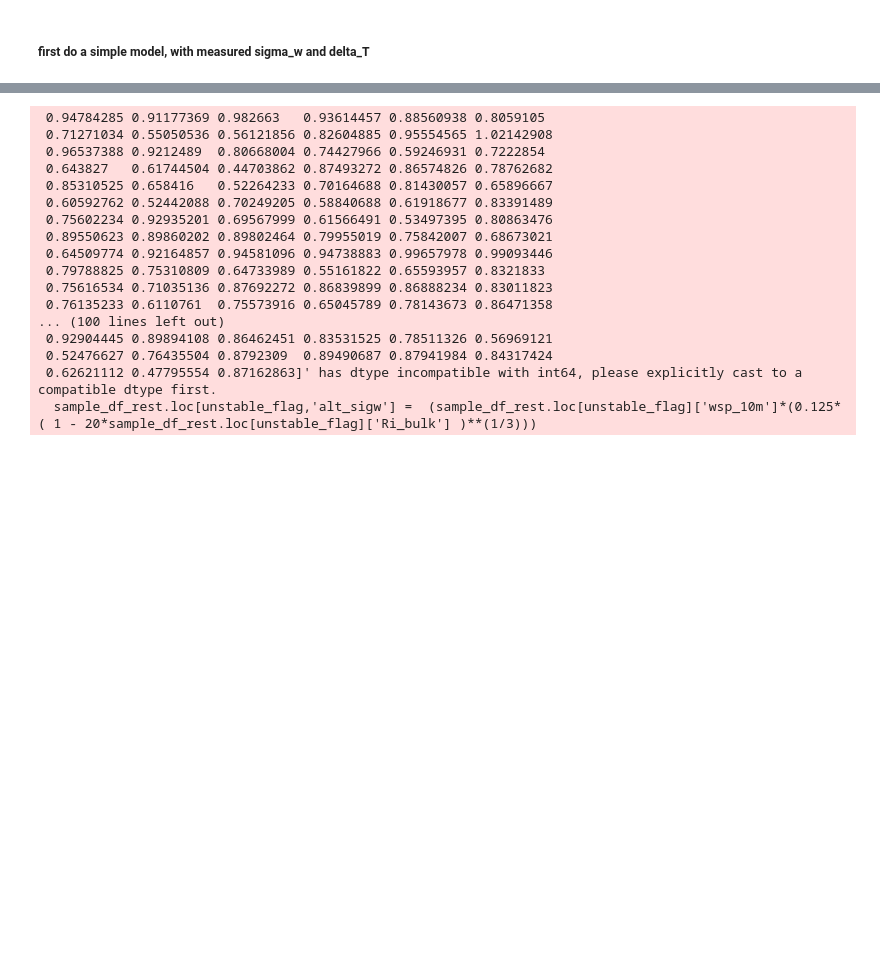
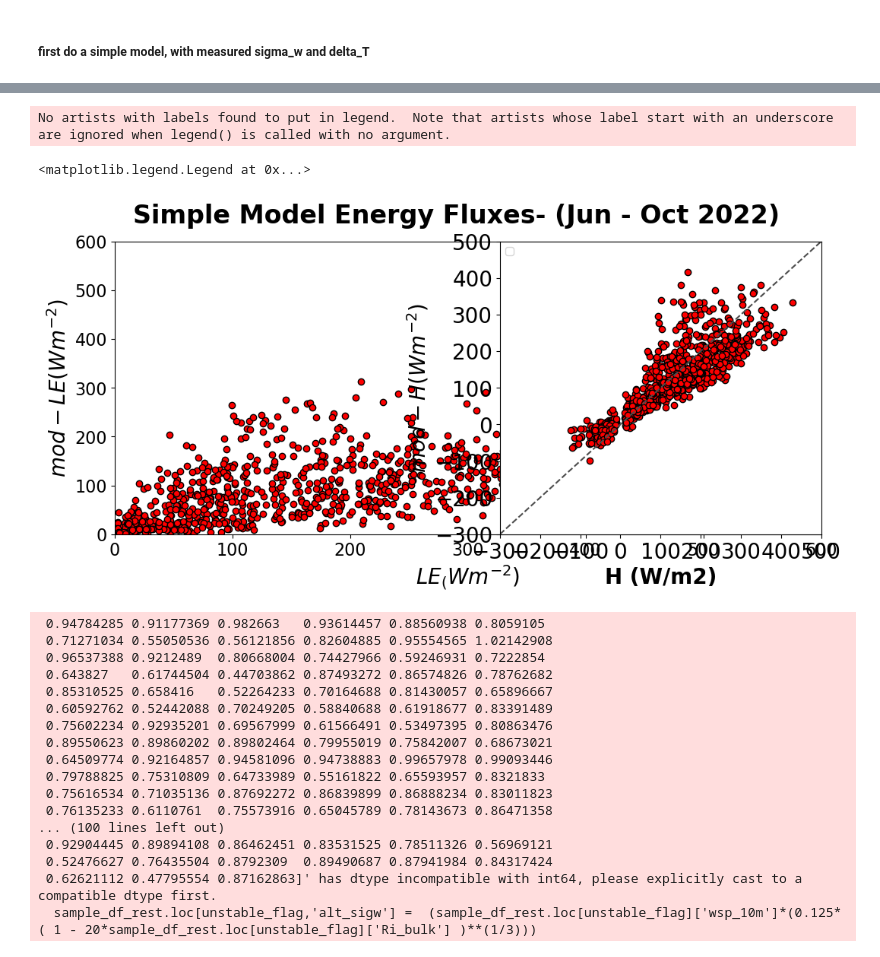
Before and after one commit to sreenathpaleri/Bulk_Richardson_Parameterizations, a Jupyter notebook: kp22analysis.ipynb, the cells around one changed output, grey strips where cells are left out. Cells and saved outputs as stored; diff of their text form; code cells hidden in the pictures; blank space fills up the shorter version.

```diff
--- a/kp22analysis.ipynb
+++ b/kp22analysis.ipynb
@@ -200,5 +257,6 @@ plt.plot(x_values_positive,stable_y,'r')
 # %%
-fx1['H_10m_param'] =((fx1['sig_w'])*(fx1['Tair_10m_mean'] - fx1['SurfT_C_mean']))*fx1['density']*1009
+fx1['H_10m_param'] =-((fx1['sig_w'])*(fx1['Tair_10m_mean'] - fx1['SurfT_C_mean']))*fx1['density']*1009
+fx1['LE_10m_param']=-((fx1['sig_w'])*(fx1['qa'] - fx1['qs']))*fx1['Lat']*fx1['density']
 # %% [output]
 A value is trying to be set on a copy of a slice from a DataFrame.
 Try using .loc[row_indexer,col_indexer] = value instead
@@ -284,3 +348,32 @@ sample_df_rest
+# %%
+fig = plt.figure(figsize=(12,5))
+plt.suptitle('Simple Model Energy Fluxes- (Jun - Oct 2022)', fontsize=24, fontweight = "bold")
+
+ax1 = fig2.add_subplot(1,2,1)
+plt.axis([0,600,0,600])
+plt.plot(ax1.get_xlim(), ax1.get_ylim(), ls="--", c=".3")
+plt.ylabel(r'$mod-LE(W m^{-2})$',fontsize=20,fontweight = "bold")
+plt.xlabel(r'$LE_(W m^{-2})$',fontsize=20,fontweight = "bold")
+plt.yticks(fontsize=16)
+plt.xticks(fontsize=16)
+plt.scatter(sample_df_rest['LE_10m'], sample_df_rest['LE_10m_modeled'], color='red',edgecolor = 'black')
+
+
+ax2 = plt.subplot(122)
+plt.axis([-300,500,-300,500])
+plt.plot(ax2.get_xlim(), ax2.get_ylim(), ls="--", c=".3")
+plt.ylabel(r'$mod-H (W m^{-2})$',fontsize=20,fontweight = "bold")
+plt.xlabel('H (W/m2)',fontsize=20,fontweight = "bold")
+plt.yticks(fontsize=20)
+plt.xticks(fontsize=20)
+plt.scatter(sample_df_rest['H_10m'], sample_df_rest['H_10m_modeled'], color='red',edgecolor = 'black')
+#plt.plot(sample_df_rest['H_10m_param'], intercept + gradient*sample_df_rest['H_10m_param'], 'blue')
+#plt.text(6000, 100,f"{intercept:.3f} + {gradient:.3f}*x")
+plt.legend()
+# %% [output]
+No artists with labels found to put in legend.  Note that artists whose label start with an underscore are ignored when legend() is called with no argument.
+<matplotlib.legend.Legend at 0x...>
+[figure, added]
 # %%
 ##### now try with parameterised sigma_w, for unstable (following KP formulations) and stable (following BV)
 # %%
```
Also changed, not shown: parts of 10 cells of this notebook.
